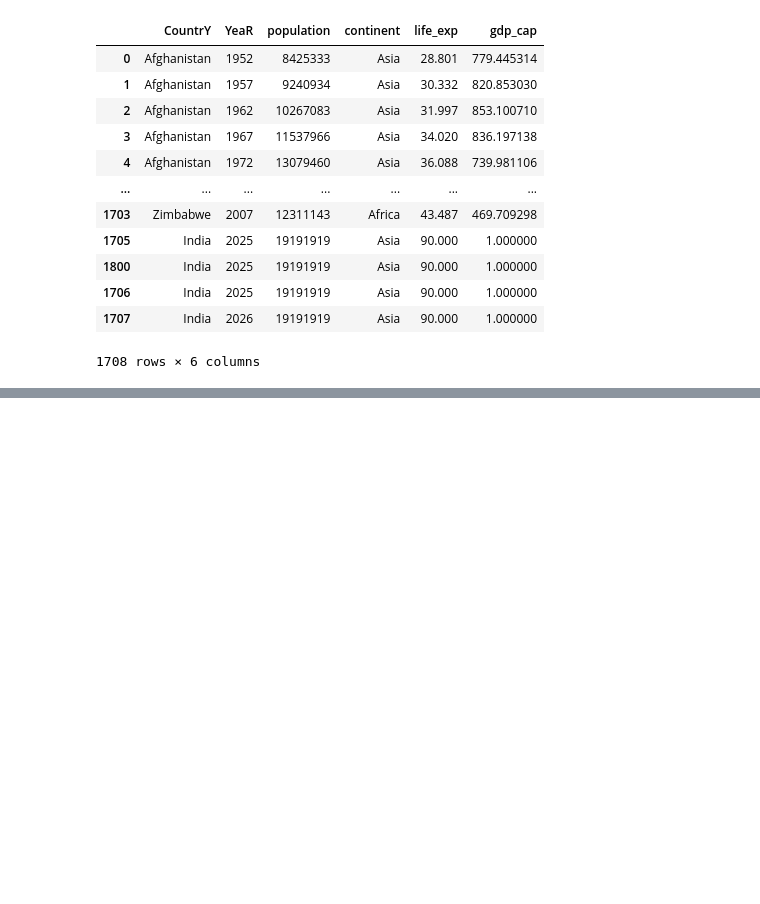
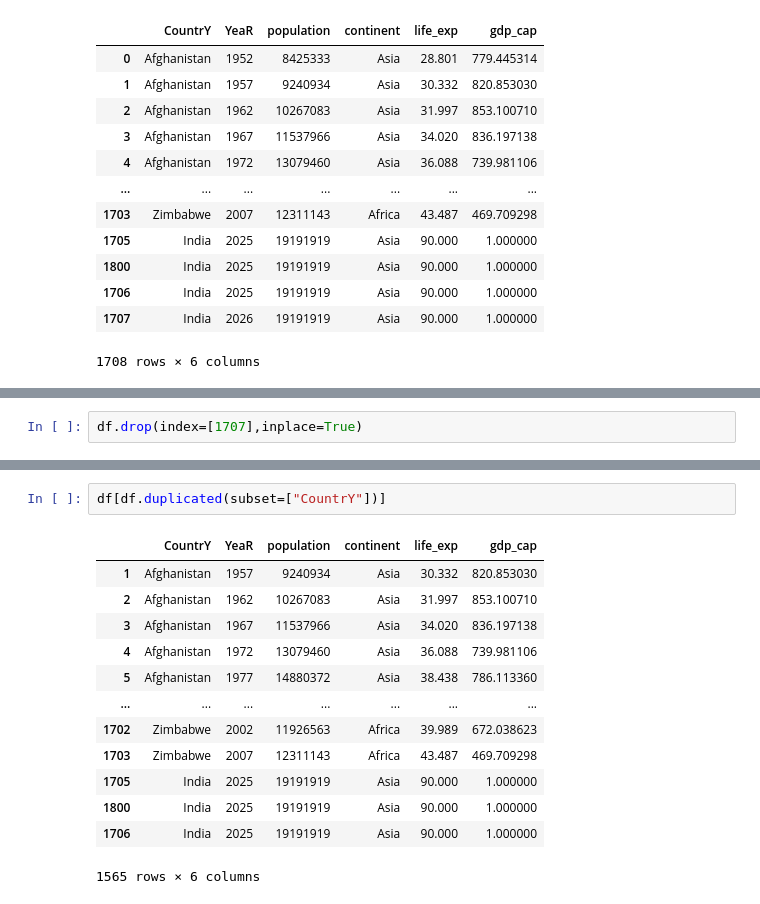
Before and after one commit to jeeet0700/Pandas, a Jupyter notebook: Pandas final cut.ipynb, the cells around one changed output, grey strips where cells are left out. Drawn from its saved outputs; the diff is of its cells as text; blank space fills up the shorter version.

```diff
--- a/Pandas final cut.ipynb
+++ b/Pandas final cut.ipynb
@@ -836,0 +931,2 @@ df
+# %%
+df.drop(index=[1707],inplace=True)
@@ -836,0 +1015,16 @@ df
+# %%
+df[df.duplicated(subset=["CountrY"])]
+# %% [output]
+|  | CountrY | YeaR | population | continent | life_exp | gdp_cap |
+| 1 | Afghanistan | 1957 | 9240934 | Asia | 30.332 | 820.853030 |
+| 2 | Afghanistan | 1962 | 10267083 | Asia | 31.997 | 853.100710 |
+| 3 | Afghanistan | 1967 | 11537966 | Asia | 34.020 | 836.197138 |
+| 4 | Afghanistan | 1972 | 13079460 | Asia | 36.088 | 739.981106 |
+| 5 | Afghanistan | 1977 | 14880372 | Asia | 38.438 | 786.113360 |
+| ... | ... | ... | ... | ... | ... | ... |
+| 1702 | Zimbabwe | 2002 | 11926563 | Africa | 39.989 | 672.038623 |
+| 1703 | Zimbabwe | 2007 | 12311143 | Africa | 43.487 | 469.709298 |
+| 1705 | India | 2025 | 19191919 | Asia | 90.000 | 1.000000 |
+| 1800 | India | 2025 | 19191919 | Asia | 90.000 | 1.000000 |
+| 1706 | India | 2025 | 19191919 | Asia | 90.000 | 1.000000 |
+1565 rows × 6 columns
```
Also changed, not shown: parts of 22 cells of this notebook.
